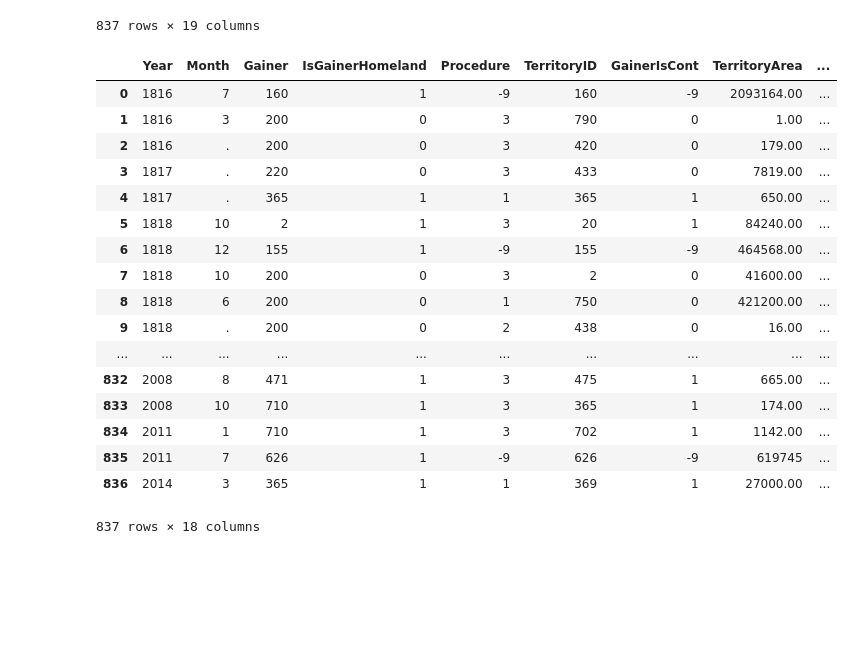
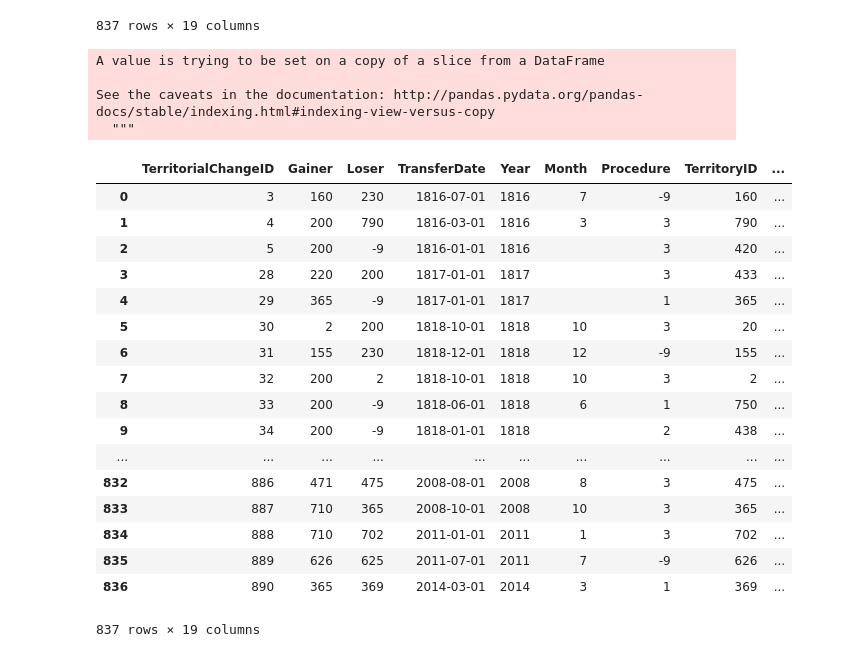
Before and after one commit to jenna-jordan/international-relations-database, a Jupyter notebook: Data Transformation.ipynb, the cells around one changed output. Drawn from its saved outputs; the diff is of its cells as text; code cells hidden in the pictures; blank space fills up the shorter version.

```diff
--- a/Data Transformation.ipynb
+++ b/Data Transformation.ipynb
@@ -385,23 +258,33 @@ dfTerrChange
 # %%
 dfTerrChange.rename(columns={"year":"Year", "month": "Month", "gainer":"Gainer", "gaintype":"IsGainerHomeland", "procedur":"Procedure", "entity":"TerritoryID", "contgain":"GainerIsCont", "area":"TerritoryArea", "pop":"TerritoryPopulation", "portion":"IsWholeTerritory", "loser":"Loser", "losetype":"IsLoserHomeland", "contlose": "LoserIsCont", "entry":"IsSystemEntry", "exit":"IsSystemExit", "number":"TerritorialChangeID", "indep":"IsIndependence", "conflict":"IsMilConflict"}, inplace=True)
 dfTerrChange.drop(columns=['version'], inplace=True)
+missingmonth = (dfTerrChange['Month'] == '.')
+dfTerrChange['MonthClean'] = dfTerrChange['Month']
+dfTerrChange['MonthClean'] [dfTerrChange['MonthClean'] == '.'] = 1 # boolean mask
+dfTerrChange['TransferDate'] = pd.to_datetime(dict(year=dfTerrChange.Year, month=dfTerrChange.MonthClean, day='01'))
+dfTerrChange.replace({'Month':'.'}, {'Month':''}, inplace=True)
+dfTerrChange = dfTerrChange[['TerritorialChangeID', 'Gainer', 'Loser', 'TransferDate', 'Year', 'Month', 'Procedure', 'TerritoryID', 'TerritoryArea', 'TerritoryPopulation', 'IsWholeTerritory', 'IsMilConflict', 'IsIndependence', 'GainerIsCont', 'LoserIsCont', 'IsGainerHomeland', 'IsLoserHomeland', 'IsSystemEntry', 'IsSystemExit']]
 dfTerrChange
 # %% [output]
+A value is trying to be set on a copy of a slice from a DataFrame
+
+See the caveats in the documentation: http://pandas.pydata.org/pandas-docs/stable/indexing.html#indexing-view-versus-copy
+  """
-|  | Year | Month | Gainer | IsGainerHomeland | Procedure | TerritoryID | GainerIsCont | TerritoryArea | ... |
-| 0 | 1816 | 7 | 160 | 1 | -9 | 160 | -9 | 2093164.00 | ... |
-| 1 | 1816 | 3 | 200 | 0 | 3 | 790 | 0 | 1.00 | ... |
-| 2 | 1816 | . | 200 | 0 | 3 | 420 | 0 | 179.00 | ... |
-| 3 | 1817 | . | 220 | 0 | 3 | 433 | 0 | 7819.00 | ... |
-| 4 | 1817 | . | 365 | 1 | 1 | 365 | 1 | 650.00 | ... |
-| 5 | 1818 | 10 | 2 | 1 | 3 | 20 | 1 | 84240.00 | ... |
-| 6 | 1818 | 12 | 155 | 1 | -9 | 155 | -9 | 464568.00 | ... |
-| 7 | 1818 | 10 | 200 | 0 | 3 | 2 | 0 | 41600.00 | ... |
-| 8 | 1818 | 6 | 200 | 0 | 1 | 750 | 0 | 421200.00 | ... |
-| 9 | 1818 | . | 200 | 0 | 2 | 438 | 0 | 16.00 | ... |
+|  | TerritorialChangeID | Gainer | Loser | TransferDate | Year | Month | Procedure | TerritoryID | ... |
+| 0 | 3 | 160 | 230 | 1816-07-01 | 1816 | 7 | -9 | 160 | ... |
+| 1 | 4 | 200 | 790 | 1816-03-01 | 1816 | 3 | 3 | 790 | ... |
+| 2 | 5 | 200 | -9 | 1816-01-01 | 1816 |  | 3 | 420 | ... |
+| 3 | 28 | 220 | 200 | 1817-01-01 | 1817 |  | 3 | 433 | ... |
+| 4 | 29 | 365 | -9 | 1817-01-01 | 1817 |  | 1 | 365 | ... |
+| 5 | 30 | 2 | 200 | 1818-10-01 | 1818 | 10 | 3 | 20 | ... |
+| 6 | 31 | 155 | 230 | 1818-12-01 | 1818 | 12 | -9 | 155 | ... |
+| 7 | 32 | 200 | 2 | 1818-10-01 | 1818 | 10 | 3 | 2 | ... |
+| 8 | 33 | 200 | -9 | 1818-06-01 | 1818 | 6 | 1 | 750 | ... |
+| 9 | 34 | 200 | -9 | 1818-01-01 | 1818 |  | 2 | 438 | ... |
 | ... | ... | ... | ... | ... | ... | ... | ... | ... | ... |
-| 832 | 2008 | 8 | 471 | 1 | 3 | 475 | 1 | 665.00 | ... |
-| 833 | 2008 | 10 | 710 | 1 | 3 | 365 | 1 | 174.00 | ... |
-| 834 | 2011 | 1 | 710 | 1 | 3 | 702 | 1 | 1142.00 | ... |
-| 835 | 2011 | 7 | 626 | 1 | -9 | 626 | -9 | 619745 | ... |
-| 836 | 2014 | 3 | 365 | 1 | 1 | 369 | 1 | 27000.00 | ... |
+| 832 | 886 | 471 | 475 | 2008-08-01 | 2008 | 8 | 3 | 475 | ... |
+| 833 | 887 | 710 | 365 | 2008-10-01 | 2008 | 10 | 3 | 365 | ... |
+| 834 | 888 | 710 | 702 | 2011-01-01 | 2011 | 1 | 3 | 702 | ... |
+| 835 | 889 | 626 | 625 | 2011-07-01 | 2011 | 7 | -9 | 626 | ... |
+| 836 | 890 | 365 | 369 | 2014-03-01 | 2014 | 3 | 1 | 369 | ... |
-837 rows × 18 columns
+837 rows × 19 columns
```
Also changed, not shown: parts of 14 cells of this notebook, 4 other files.
